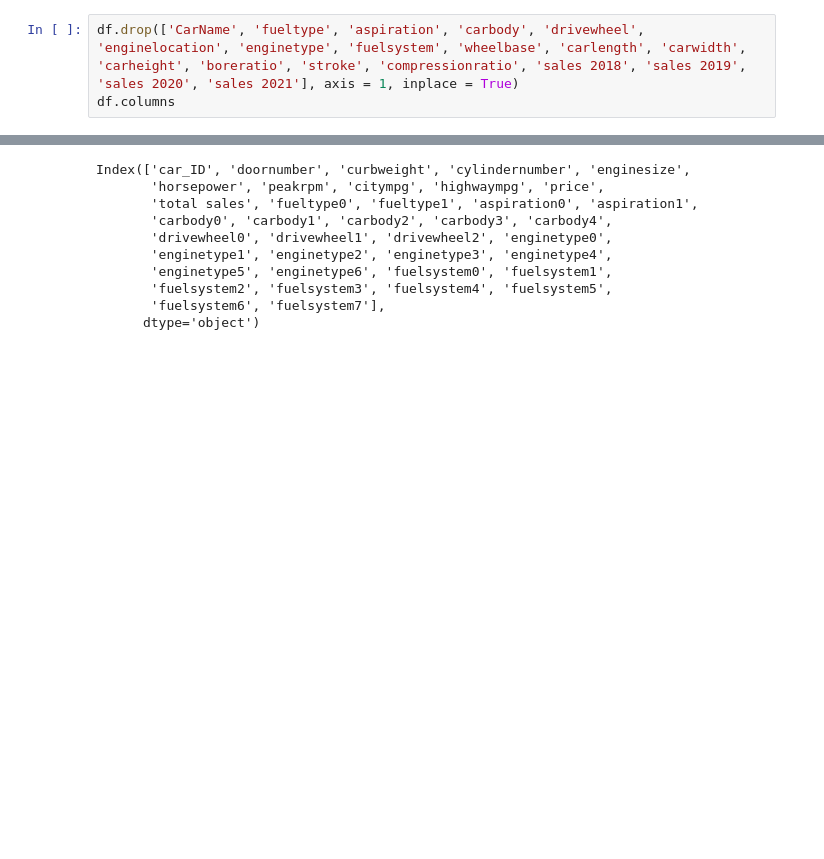
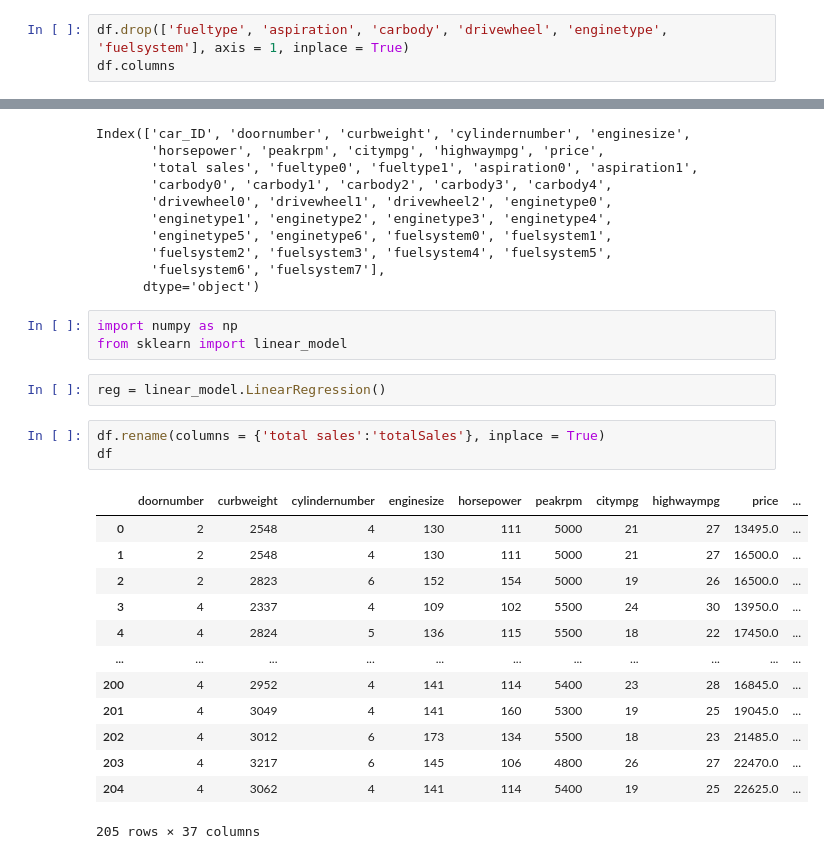
Before and after one commit to harasees-singh/Data-Analysis-Project, a Jupyter notebook: data/linear_regression.ipynb, the cells around one changed output, grey strips where cells are left out. Drawn from its saved outputs; the diff is of its cells as text; blank space fills up the shorter version.

Commit message:
linear regression implemented

```diff
--- a/data/linear_regression.ipynb
+++ b/data/linear_regression.ipynb
@@ -117,5 +153,5 @@ fuelsystem7                        0.0
 Name: 0, dtype: object
 # %%
-df.drop(['CarName', 'fueltype', 'aspiration', 'carbody', 'drivewheel', 'enginelocation', 'enginetype', 'fuelsystem', 'wheelbase', 'carlength', 'carwidth', 'carheight', 'boreratio', 'stroke', 'compressionratio', 'sales 2018', 'sales 2019', 'sales 2020', 'sales 2021'], axis = 1, inplace = True)
+df.drop(['fueltype', 'aspiration', 'carbody', 'drivewheel', 'enginetype', 'fuelsystem'], axis = 1, inplace = True)
 df.columns
 # %% [output]
@@ -262,3 +314,25 @@ Index(['car_ID', 'doornumber', 'curbweight', 'cylindernumber', 'enginesize',
        'fuelsystem2', 'fuelsystem3', 'fuelsystem4', 'fuelsystem5',
        'fuelsystem6', 'fuelsystem7'],
       dtype='object')
+# %%
+import numpy as np
+from sklearn import linear_model
+# %%
+reg = linear_model.LinearRegression()
+# %%
+df.rename(columns = {'total sales':'totalSales'}, inplace = True)
+df
+# %% [output]
+|  | doornumber | curbweight | cylindernumber | enginesize | horsepower | peakrpm | citympg | highwaympg | price | ... |
+| 0 | 2 | 2548 | 4 | 130 | 111 | 5000 | 21 | 27 | 13495.0 | ... |
+| 1 | 2 | 2548 | 4 | 130 | 111 | 5000 | 21 | 27 | 16500.0 | ... |
+| 2 | 2 | 2823 | 6 | 152 | 154 | 5000 | 19 | 26 | 16500.0 | ... |
+| 3 | 4 | 2337 | 4 | 109 | 102 | 5500 | 24 | 30 | 13950.0 | ... |
+| 4 | 4 | 2824 | 5 | 136 | 115 | 5500 | 18 | 22 | 17450.0 | ... |
+| ... | ... | ... | ... | ... | ... | ... | ... | ... | ... | ... |
+| 200 | 4 | 2952 | 4 | 141 | 114 | 5400 | 23 | 28 | 16845.0 | ... |
+| 201 | 4 | 3049 | 4 | 141 | 160 | 5300 | 19 | 25 | 19045.0 | ... |
+| 202 | 4 | 3012 | 6 | 173 | 134 | 5500 | 18 | 23 | 21485.0 | ... |
+| 203 | 4 | 3217 | 6 | 145 | 106 | 4800 | 26 | 27 | 22470.0 | ... |
+| 204 | 4 | 3062 | 4 | 141 | 114 | 5400 | 19 | 25 | 22625.0 | ... |
+205 rows × 37 columns
```
Also changed, not shown: parts of 15 cells of this notebook, 3 other files.
